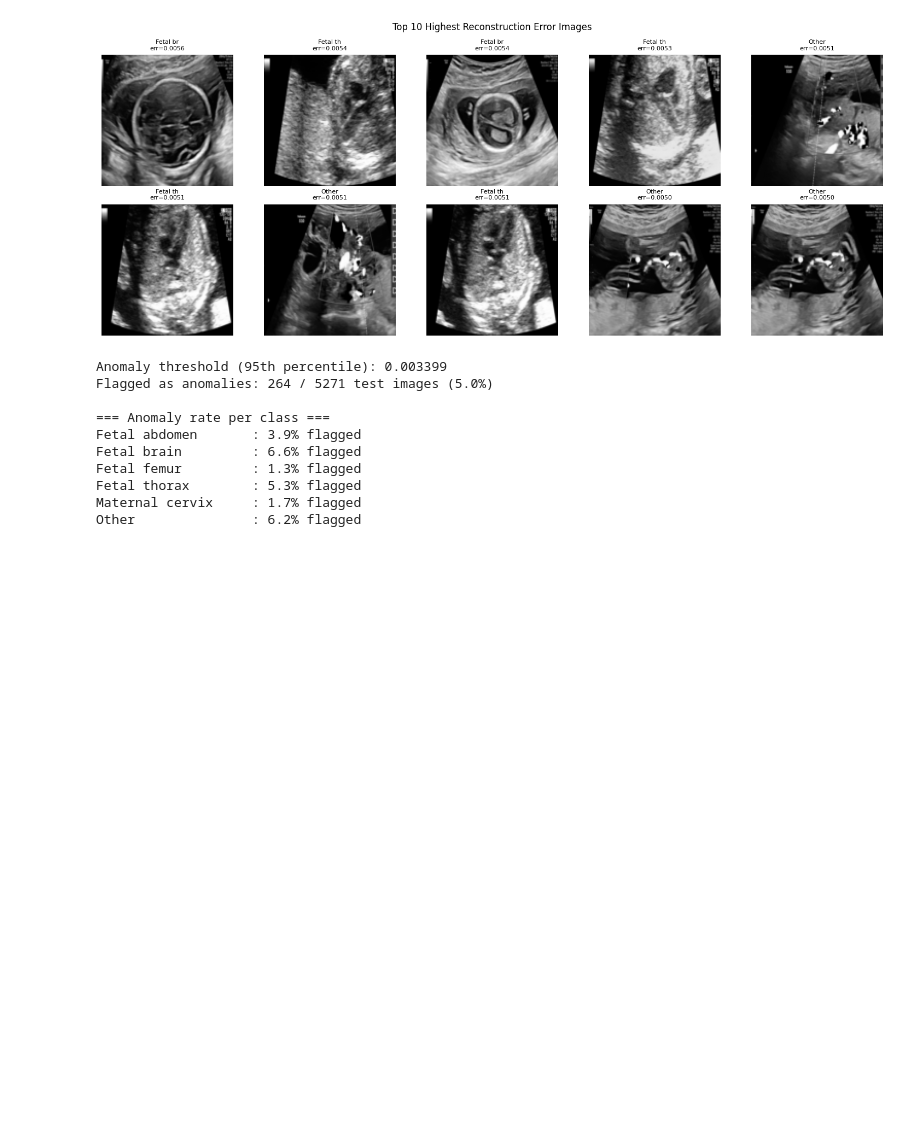
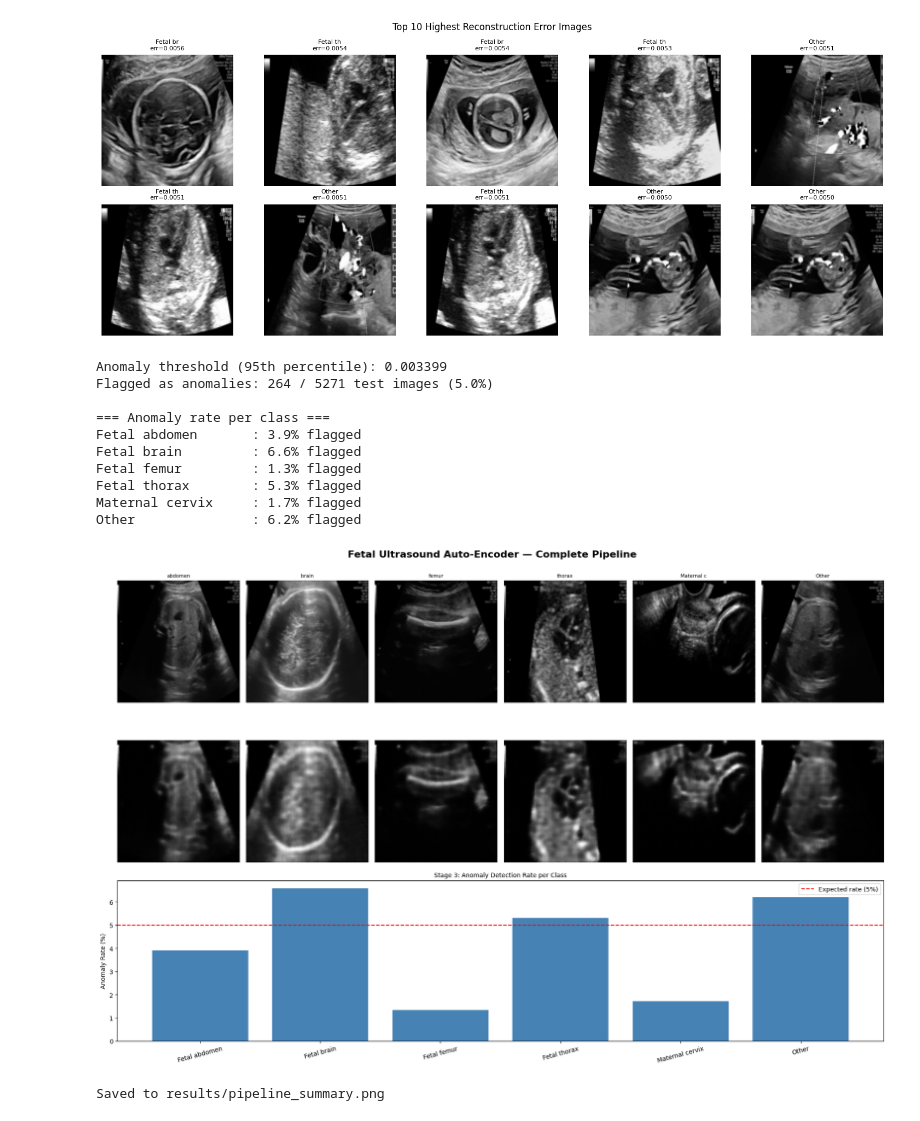
Before and after one commit to lolorikos/fetal-ultrasound-ae, a Jupyter notebook: notebooks/exploration.ipynb, the cells around one changed output. Saved outputs shown, nothing was run; the diff lists cells and outputs as text; code cells hidden in the pictures; blank space fills up the shorter version.

Commit message:
add pipeline summary visualisation to README

```diff
--- a/notebooks/exploration.ipynb
+++ b/notebooks/exploration.ipynb
@@ -662,3 +662,56 @@ Fetal femur         : 1.3% flagged
 Fetal thorax        : 5.3% flagged
 Maternal cervix     : 1.7% flagged
 Other               : 6.2% flagged
+# %%
+fig = plt.figure(figsize=(18, 12))
+fig.suptitle("Fetal Ultrasound Auto-Encoder — Complete Pipeline",
+             fontsize=16, fontweight='bold')
+
+# Row 1 — Stage 1: Reconstructions
+classes = ["Fetal abdomen", "Fetal brain", "Fetal femur",
+           "Fetal thorax", "Maternal cervix", "Other"]
+
+for i, plane in enumerate(classes):
+    # find first image of this class
+    for j in range(len(test_dataset)):
+        image, label = test_dataset[j]
+        if test_dataset.classes[label] == plane:
+            # original
+            ax = fig.add_subplot(3, 6, i+1)
+            ax.imshow(image.squeeze().numpy(), cmap='gray')
+            ax.set_title(plane.replace("Fetal ", "")[:10], fontsize=8)
+            ax.axis('off')
+            if i == 0:
+                ax.set_ylabel("Original", fontsize=9)
+
+            # reconstruction
+            with torch.no_grad():
+                recon = autoencoder(image.unsqueeze(0).to(device))
+            ax2 = fig.add_subplot(3, 6, i+7)
+            ax2.imshow(recon.squeeze().cpu().numpy(), cmap='gray')
+            ax2.axis('off')
+            if i == 0:
+                ax2.set_ylabel("Reconstructed", fontsize=9)
+            break
+
+# Row 3 — Stage 3: Anomaly scores per class
+ax3 = fig.add_subplot(3, 1, 3)
+anomaly_rates = []
+for i in range(6):
+    class_mask = labels_list == i
+    anomaly_rates.append(100 * anomalies[class_mask].mean())
+
+bars = ax3.bar(classes, anomaly_rates, color='steelblue')
+ax3.axhline(y=5, color='red', linestyle='--', label='Expected rate (5%)')
+ax3.set_ylabel("Anomaly Rate (%)")
+ax3.set_title("Stage 3: Anomaly Detection Rate per Class", fontsize=10)
+ax3.legend()
+ax3.set_xticklabels(classes, rotation=15)
+
+plt.tight_layout()
+plt.savefig("../results/pipeline_summary.png", dpi=150, bbox_inches='tight')
+plt.show()
+print("Saved to results/pipeline_summary.png")
+# %% [output]
+[figure, added]
+Saved to results/pipeline_summary.png
```
Also changed, not shown: 1 other file.
